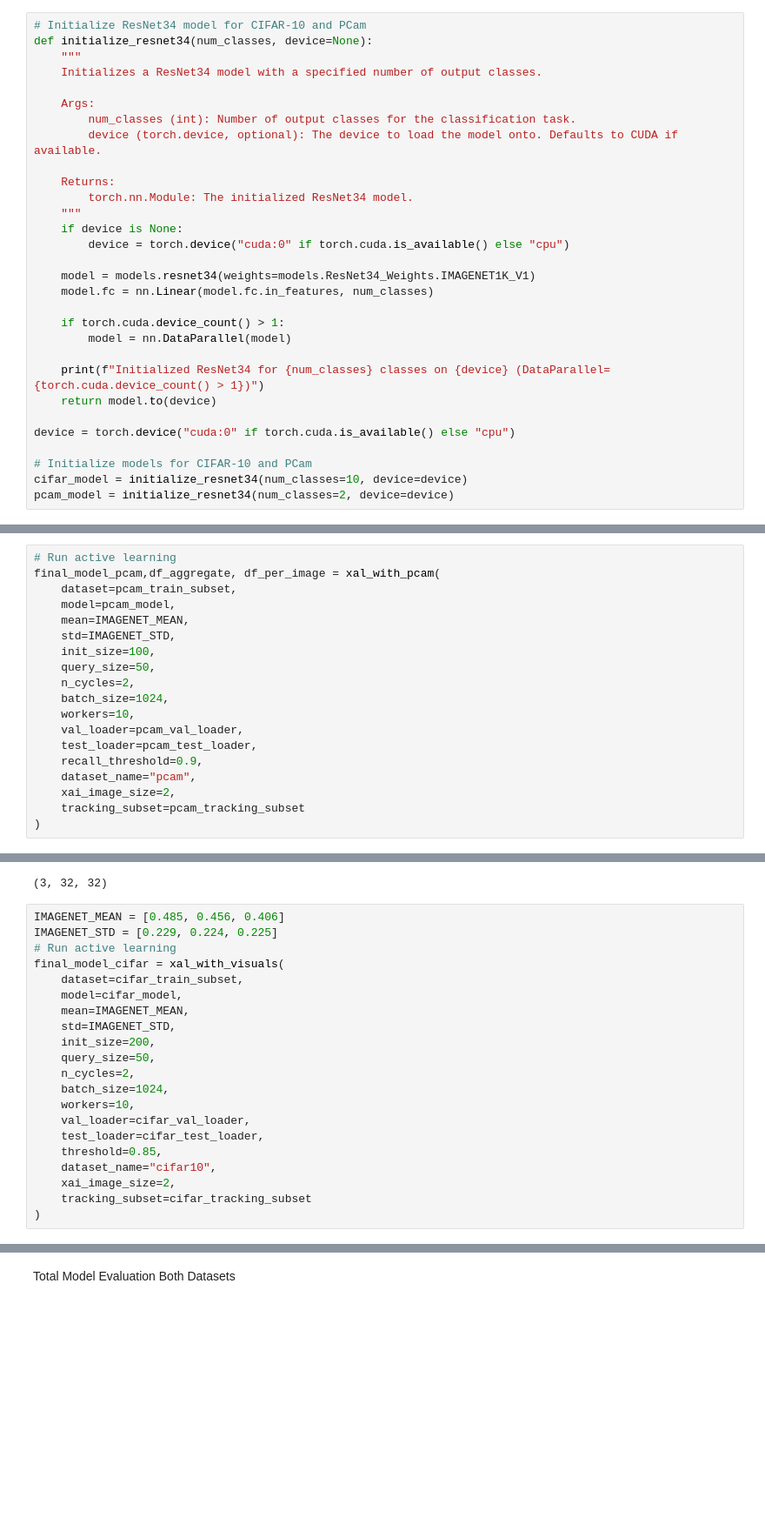
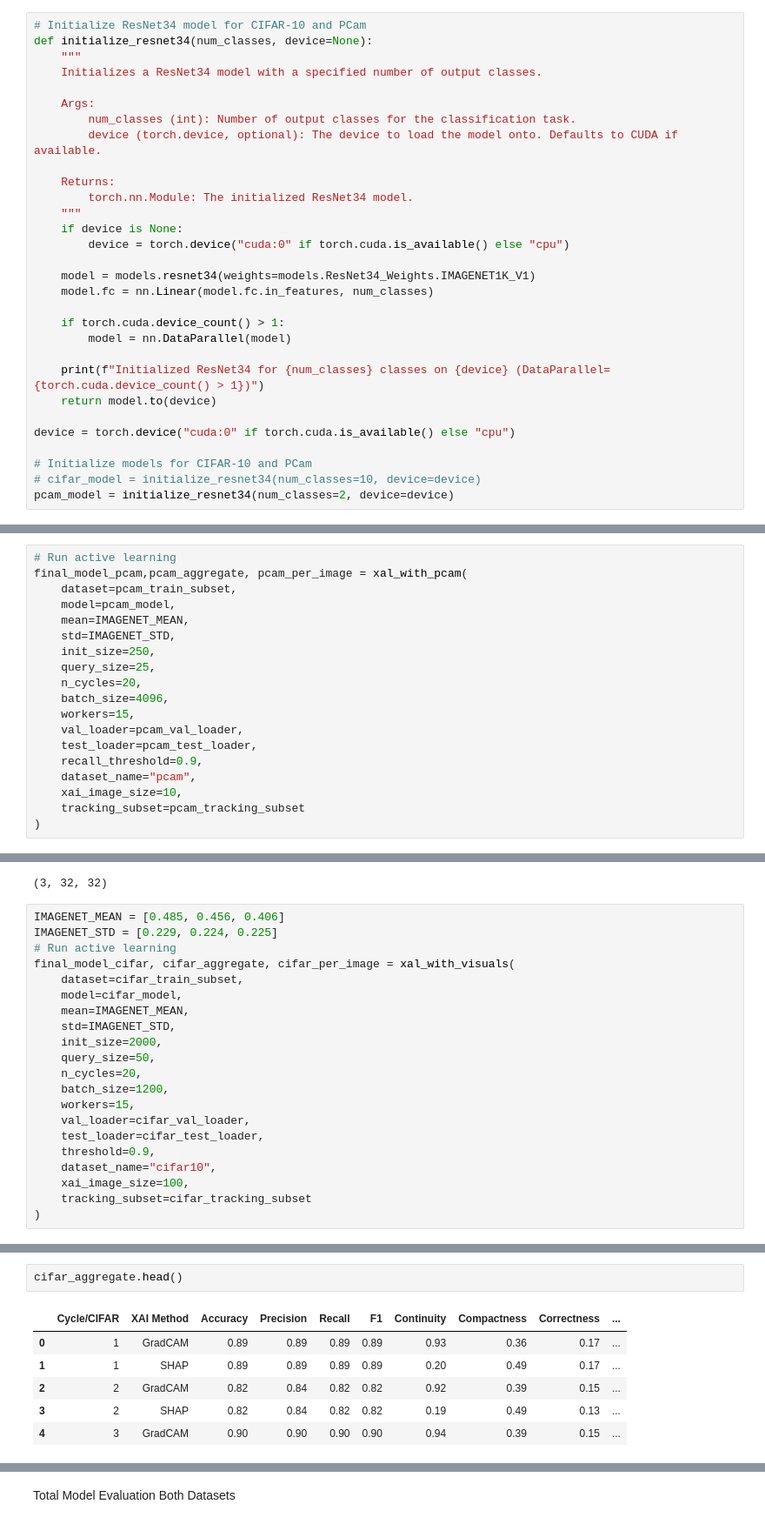
Before and after one commit to srivatsa07/ExplainableActiveLearning, a Jupyter notebook: AL.ipynb, the cells around one changed output, grey strips where cells are left out. Shown: that part at 87% size. Saved outputs shown, nothing was run; the diff lists cells and outputs as text; blank space fills up the shorter version.

```diff
--- a/AL.ipynb
+++ b/AL.ipynb
@@ -506,6 +511,6 @@ def initialize_resnet34(num_classes, device=None):
 device = torch.device("cuda:0" if torch.cuda.is_available() else "cpu")
 
 # Initialize models for CIFAR-10 and PCam
-cifar_model = initialize_resnet34(num_classes=10, device=device)
+# cifar_model = initialize_resnet34(num_classes=10, device=device)
 pcam_model = initialize_resnet34(num_classes=2, device=device)
 # %% [output]
@@ -1950,20 +1299,20 @@ def xal_with_pcam(dataset, model, mean, std, init_size=100, query_size=50,
 # %%
 # Run active learning
-final_model_pcam,df_aggregate, df_per_image = xal_with_pcam(
+final_model_pcam,pcam_aggregate, pcam_per_image = xal_with_pcam(
     dataset=pcam_train_subset,
     model=pcam_model,
     mean=IMAGENET_MEAN,
     std=IMAGENET_STD,
-    init_size=100,
-    query_size=50,
-    n_cycles=2,
-    batch_size=1024,
-    workers=10,
+    init_size=250,
+    query_size=25,
+    n_cycles=20,
+    batch_size=4096,
+    workers=15,
     val_loader=pcam_val_loader,
     test_loader=pcam_test_loader,
     recall_threshold=0.9,
     dataset_name="pcam",
-    xai_image_size=2,
+    xai_image_size=10,
     tracking_subset=pcam_tracking_subset
 )
 # %% [output]
@@ -2466,21 +1900,21 @@ print(perturbed.shape)  # Should output (3, 32, 32)
 IMAGENET_MEAN = [0.485, 0.456, 0.406]
 IMAGENET_STD = [0.229, 0.224, 0.225]
 # Run active learning
-final_model_cifar = xal_with_visuals(
+final_model_cifar, cifar_aggregate, cifar_per_image = xal_with_visuals(
     dataset=cifar_train_subset,
     model=cifar_model,
     mean=IMAGENET_MEAN,
     std=IMAGENET_STD,
-    init_size=200,
+    init_size=2000,
     query_size=50,
-    n_cycles=2,
-    batch_size=1024,
-    workers=10,
+    n_cycles=20,
+    batch_size=1200,
+    workers=15,
     val_loader=cifar_val_loader,
     test_loader=cifar_test_loader,
-    threshold=0.85,
+    threshold=0.9,
     dataset_name="cifar10",
-    xai_image_size=2,
+    xai_image_size=100,
     tracking_subset=cifar_tracking_subset
 )
 # %% [output]
@@ -2503,0 +1938,9 @@ Mean consistency score for SHAP (cycle 1): 0.2726
+# %%
+cifar_aggregate.head()
+# %% [output]
+|  | Cycle/CIFAR | XAI Method | Accuracy | Precision | Recall | F1 | Continuity | Compactness | Correctness | ... |
+| 0 | 1 | GradCAM | 0.89 | 0.89 | 0.89 | 0.89 | 0.93 | 0.36 | 0.17 | ... |
+| 1 | 1 | SHAP | 0.89 | 0.89 | 0.89 | 0.89 | 0.20 | 0.49 | 0.17 | ... |
+| 2 | 2 | GradCAM | 0.82 | 0.84 | 0.82 | 0.82 | 0.92 | 0.39 | 0.15 | ... |
+| 3 | 2 | SHAP | 0.82 | 0.84 | 0.82 | 0.82 | 0.19 | 0.49 | 0.13 | ... |
+| 4 | 3 | GradCAM | 0.90 | 0.90 | 0.90 | 0.90 | 0.94 | 0.39 | 0.15 | ... |
```
Also changed, not shown: parts of 20 cells of this notebook.
